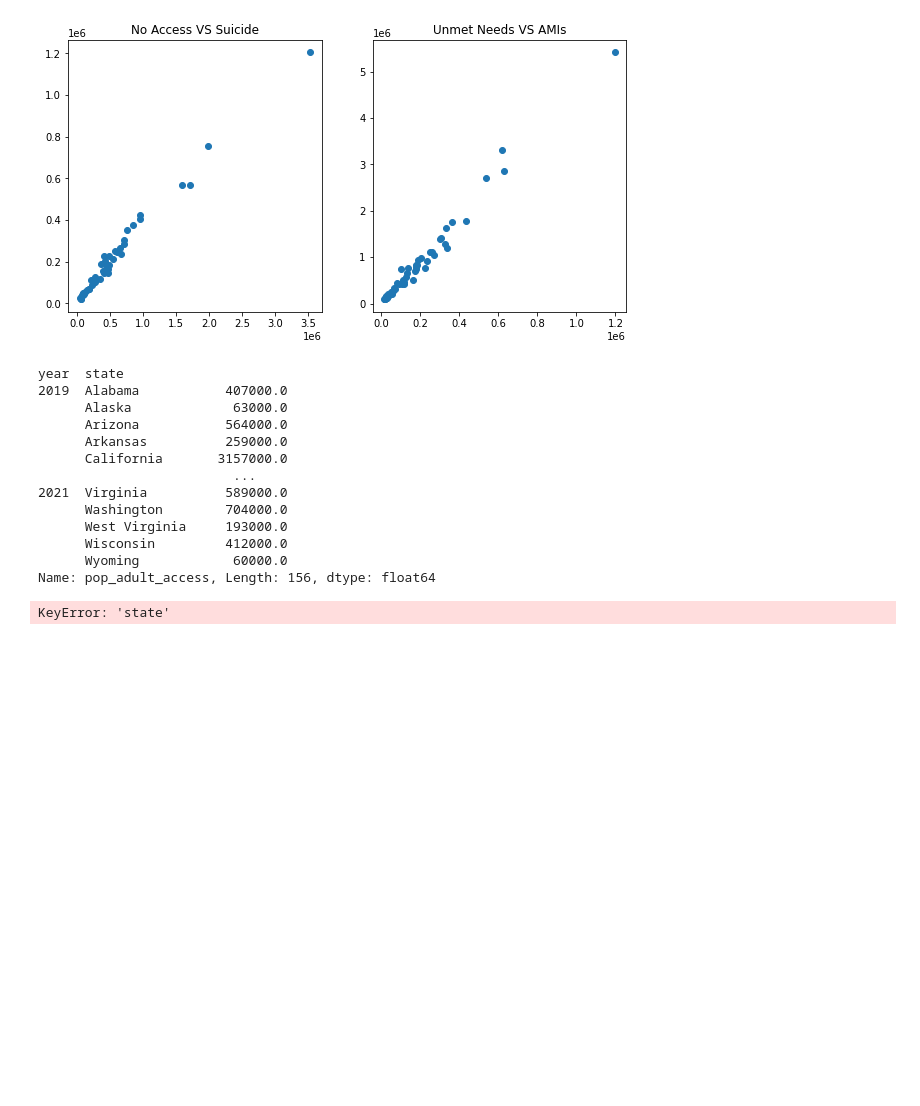
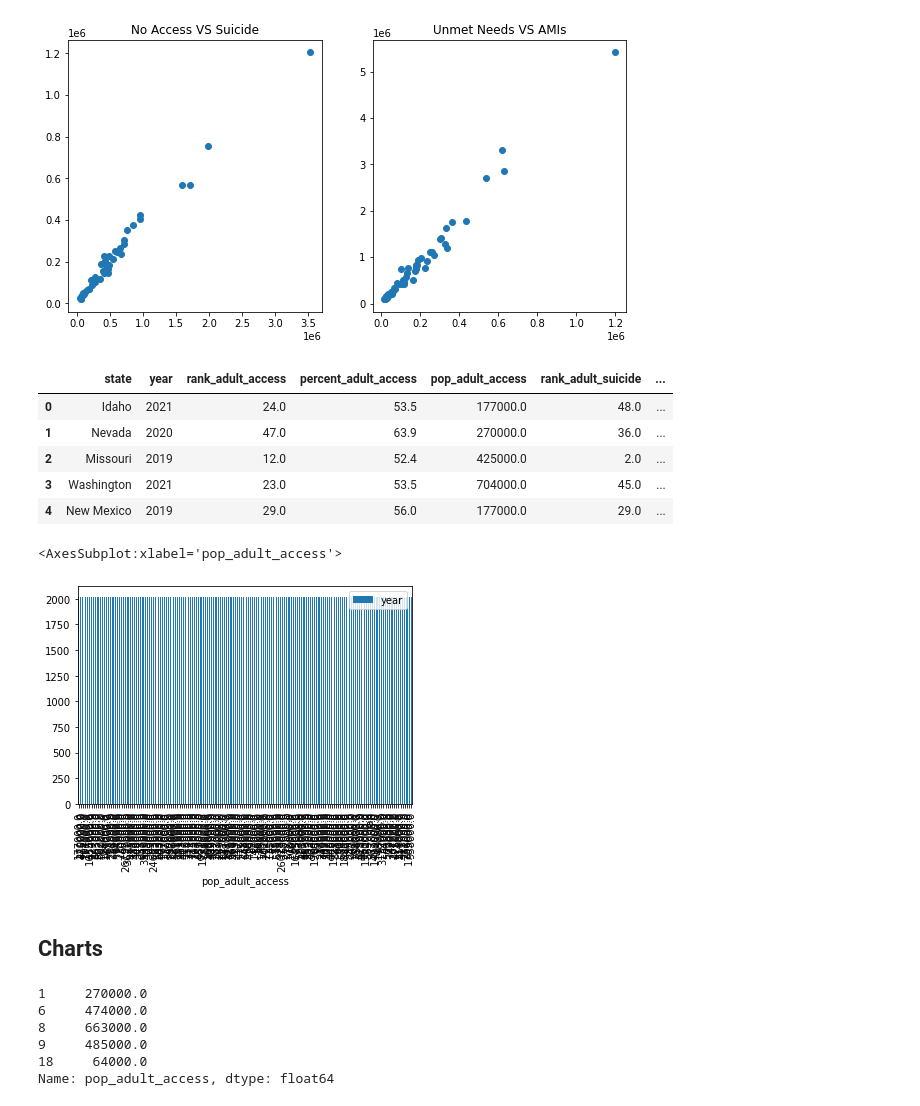
Before and after one commit to NoahToomeyBC/project-vu, a Jupyter notebook: dataconn_explore/dataconn.ipynb, the cells around one changed output. Drawn from its saved outputs; the diff is of its cells as text; code cells hidden in the pictures; blank space fills up the shorter version.

```diff
--- a/dataconn_explore/dataconn.ipynb
+++ b/dataconn_explore/dataconn.ipynb
@@ -331,23 +325,29 @@ Text(0.5, 1.0, 'Unmet Needs VS AMIs')
 # plt.bar(range(len(PropType)),PropType.values)
 # plt.xticks(range(len(PropType)),PropType.index,rotation = 90)
 
-state_group=adult_master.groupby(["year","state"])["pop_adult_access"].agg("sum")
-state_group
+state_group=adult_master.groupby(["year","state"]).agg("sum")
+adult_master.head()
 # %% [output]
-year  state
-2019  Alabama           407000.0
-      Alaska             63000.0
-      Arizona           564000.0
-      Arkansas          259000.0
-      California       3157000.0
-                         ...
-2021  Virginia          589000.0
-      Washington        704000.0
-      West Virginia     193000.0
-      Wisconsin         412000.0
-      Wyoming            60000.0
-Name: pop_adult_access, Length: 156, dtype: float64
+|  | state | year | rank_adult_access | percent_adult_access | pop_adult_access | rank_adult_suicide | ... |
+| 0 | Idaho | 2021 | 24.0 | 53.5 | 177000.0 | 48.0 | ... |
+| 1 | Nevada | 2020 | 47.0 | 63.9 | 270000.0 | 36.0 | ... |
+| 2 | Missouri | 2019 | 12.0 | 52.4 | 425000.0 | 2.0 | ... |
+| 3 | Washington | 2021 | 23.0 | 53.5 | 704000.0 | 45.0 | ... |
+| 4 | New Mexico | 2019 | 29.0 | 56.0 | 177000.0 | 29.0 | ... |
-# %%
-plt.bar(state_group["state"],state_group.values)
-# %% [output]
-KeyError: 'state'
+# %%
+x=adult_master["pop_adult_access"]
+adult_master.plot(x="pop_adult_access", y=["year","state"],kind="bar")
+# %% [output]
+<AxesSubplot:xlabel='pop_adult_access'>
+[figure, added]
+# %% [markdown]
+## Charts
+# %%
+adult_access.head()
+# %% [output]
+1     270000.0
+6     474000.0
+8     663000.0
+9     485000.0
+18     64000.0
+Name: pop_adult_access, dtype: float64
```
Also changed, not shown: parts of 6 cells of this notebook, 1 other file.
